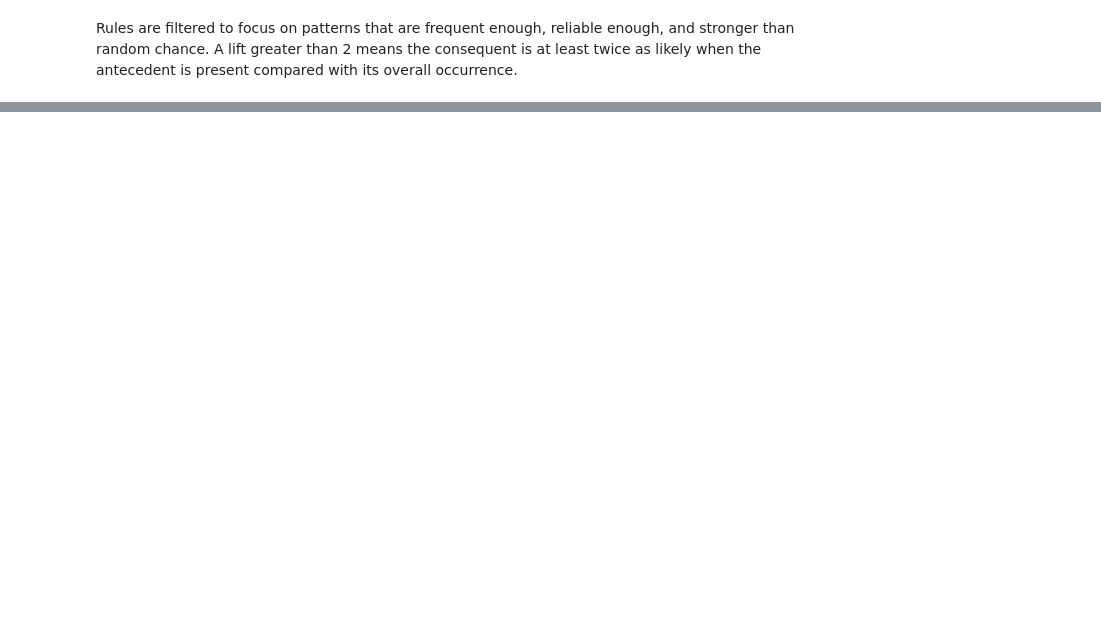
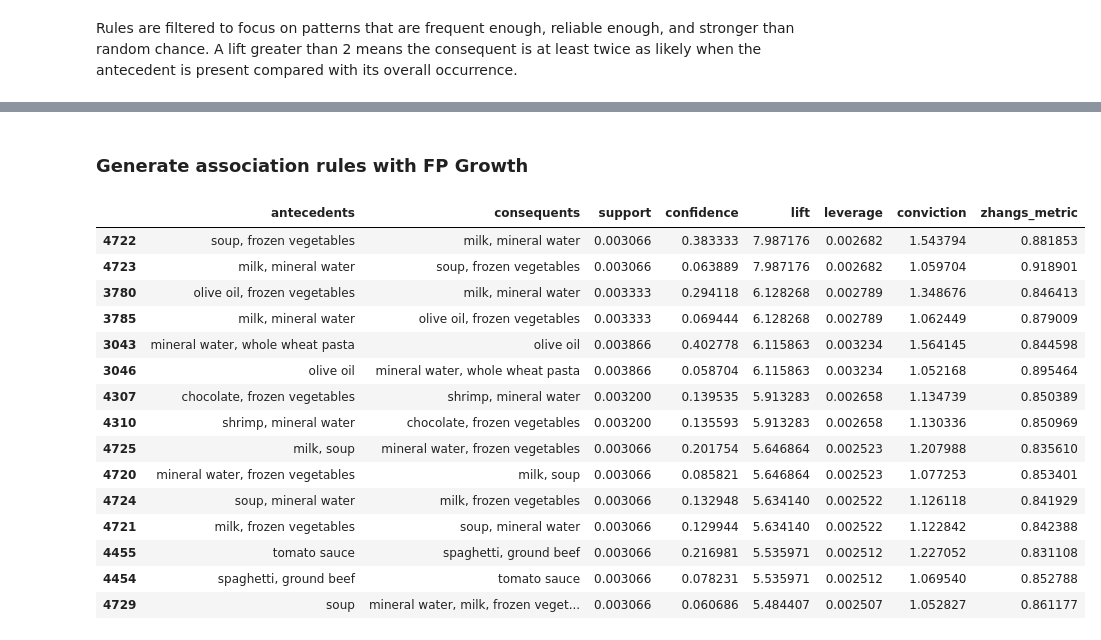
Before and after one commit to profshai/machine-learning-deep-learning, a Jupyter notebook: 02_unsupervised_ML/association rule/market_basket_analysis.ipynb, the cells around one changed output, grey strips where cells are left out. Saved outputs shown, nothing was run; the diff lists cells and outputs as text; code cells hidden in the pictures; blank space fills up the shorter version.

```diff
--- a/02_unsupervised_ML/association rule/market_basket_analysis.ipynb
+++ b/02_unsupervised_ML/association rule/market_basket_analysis.ipynb
@@ -346,0 +351,13 @@ Rules are filtered to focus on patterns that are frequent enough, reliable enoug
+# %%
+frequent_itemsets_fpgrowth = fpgrowth(
+    basket,
+    min_support=0.003,
+    use_colnames=True
+)
+
+frequent_itemsets_fpgrowth = frequent_itemsets_fpgrowth.sort_values(
+    by="support",
+    ascending=False
+)
+
+frequent_itemsets_fpgrowth.head(10)
@@ -346,0 +376,34 @@ Rules are filtered to focus on patterns that are frequent enough, reliable enoug
+# %% [markdown]
+### Generate association rules with FP Growth
+# %%
+rules_fpgrowth = association_rules( frequent_itemsets_fpgrowth, metric="lift", min_threshold=1.0 )
+
+rules_fpgrowth = rules_fpgrowth.sort_values(
+    by=["lift", "confidence"], ascending=False )
+
+rules_fpgrowth_clean = rules_fpgrowth.copy()
+
+rules_fpgrowth_clean["antecedents"] = rules_fpgrowth_clean["antecedents"].apply(format_itemset)
+rules_fpgrowth_clean["consequents"] = rules_fpgrowth_clean["consequents"].apply(format_itemset)
+
+rules_fpgrowth_clean[
+    [ "antecedents", "consequents", "support", "confidence",
+    "lift", "leverage", "conviction", "zhangs_metric"]
+].head(15)
+# %% [output]
+|  | antecedents | consequents | support | confidence | lift | leverage | conviction | zhangs_metric |
+| 4722 | soup, frozen vegetables | milk, mineral water | 0.003066 | 0.383333 | 7.987176 | 0.002682 | 1.543794 | 0.881853 |
+| 4723 | milk, mineral water | soup, frozen vegetables | 0.003066 | 0.063889 | 7.987176 | 0.002682 | 1.059704 | 0.918901 |
+| 3780 | olive oil, frozen vegetables | milk, mineral water | 0.003333 | 0.294118 | 6.128268 | 0.002789 | 1.348676 | 0.846413 |
+| 3785 | milk, mineral water | olive oil, frozen vegetables | 0.003333 | 0.069444 | 6.128268 | 0.002789 | 1.062449 | 0.879009 |
+| 3043 | mineral water, whole wheat pasta | olive oil | 0.003866 | 0.402778 | 6.115863 | 0.003234 | 1.564145 | 0.844598 |
+| 3046 | olive oil | mineral water, whole wheat pasta | 0.003866 | 0.058704 | 6.115863 | 0.003234 | 1.052168 | 0.895464 |
+| 4307 | chocolate, frozen vegetables | shrimp, mineral water | 0.003200 | 0.139535 | 5.913283 | 0.002658 | 1.134739 | 0.850389 |
+| 4310 | shrimp, mineral water | chocolate, frozen vegetables | 0.003200 | 0.135593 | 5.913283 | 0.002658 | 1.130336 | 0.850969 |
+| 4725 | milk, soup | mineral water, frozen vegetables | 0.003066 | 0.201754 | 5.646864 | 0.002523 | 1.207988 | 0.835610 |
+| 4720 | mineral water, frozen vegetables | milk, soup | 0.003066 | 0.085821 | 5.646864 | 0.002523 | 1.077253 | 0.853401 |
+| 4724 | soup, mineral water | milk, frozen vegetables | 0.003066 | 0.132948 | 5.634140 | 0.002522 | 1.126118 | 0.841929 |
+| 4721 | milk, frozen vegetables | soup, mineral water | 0.003066 | 0.129944 | 5.634140 | 0.002522 | 1.122842 | 0.842388 |
+| 4455 | tomato sauce | spaghetti, ground beef | 0.003066 | 0.216981 | 5.535971 | 0.002512 | 1.227052 | 0.831108 |
+| 4454 | spaghetti, ground beef | tomato sauce | 0.003066 | 0.078231 | 5.535971 | 0.002512 | 1.069540 | 0.852788 |
+| 4729 | soup | mineral water, milk, frozen veget... | 0.003066 | 0.060686 | 5.484407 | 0.002507 | 1.052827 | 0.861177 |
```
Also changed, not shown: parts of 18 cells of this notebook.
